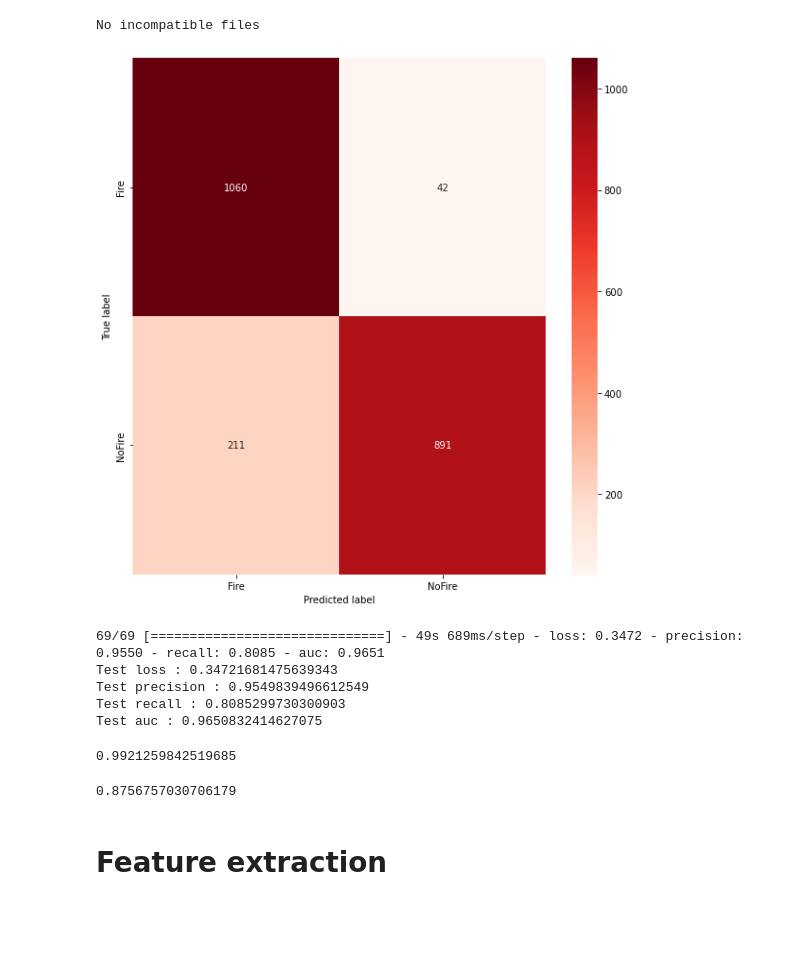
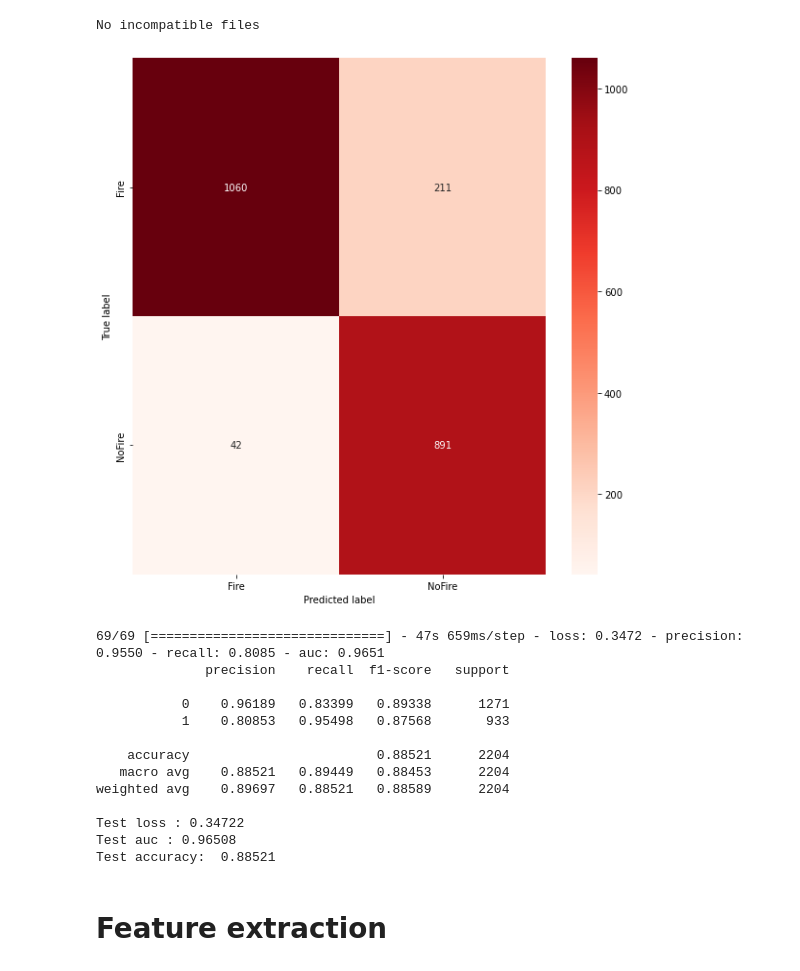
Before and after one commit to charliegallop/FireIdentificationmCNN, a Jupyter notebook: code/Notebooks/TL_EfficientNetB0v2_IA.ipynb, the cells around one changed output. Drawn from its saved outputs; the diff is of its cells as text; code cells hidden in the pictures; blank space fills up the shorter version.

Commit message:
refactored a bunch of the metrics code and added it into the functions file

```diff
--- a/code/Notebooks/TL_EfficientNetB0v2_IA.ipynb
+++ b/code/Notebooks/TL_EfficientNetB0v2_IA.ipynb
@@ -709,38 +697,26 @@ functions.DeleteIncompatibleImages(bad_file_list)
 # %% [output]
 No incompatible files
 # %%
-functions.ConfusionMatrix(loaded_model, custom_test_ds)
+confusion_matrix = functions.ConfusionMatrix(loaded_model, custom_test_ds)
 # %% [output]
-[figure, old version]
+[figure, new version]
-# %%
-loss, precision, recall, auc = loaded_model.evaluate(custom_test_ds)
-print('Test loss :', loss)
-print('Test precision :', precision)
-print('Test recall :', recall)
-print('Test auc :', auc)
-# %% [output]
-69/69 [==============================] - 49s 689ms/step - loss: 0.3472 - precision: 0.9550 - recall: 0.8085 - auc: 0.9651
-Test loss : 0.34721681475639343
-Test precision : 0.9549839496612549
-Test recall : 0.8085299730300903
-Test auc : 0.9650832414627075
-# %%
-tn = 1060
-fp = 42
-fn = 211
-tp = 891
-
-
-accuracy = (tp + tn)/(tp + fp + tn + fn)
-print(accuracy)
-# %% [output]
-0.9921259842519685
-# %%
-# Calculating the f1 score
-
-f1_score = 2 * ((precision * recall)/(precision + recall))
-print(f1_score)
-# %% [output]
-0.8756757030706179
+# %%
+functions.CreateMetricsReport(model = loaded_model,
+                             dataset = custom_test_ds,
+                             confusion_matrix = confusion_matrix)
+# %% [output]
+69/69 [==============================] - 47s 659ms/step - loss: 0.3472 - precision: 0.9550 - recall: 0.8085 - auc: 0.9651
+              precision    recall  f1-score   support
+
+           0    0.96189   0.83399   0.89338      1271
+           1    0.80853   0.95498   0.87568       933
+
+    accuracy                        0.88521      2204
+   macro avg    0.88521   0.89449   0.88453      2204
+weighted avg    0.89697   0.88521   0.88589      2204
+
+Test loss : 0.34722
+Test auc : 0.96508
+Test accuracy:  0.88521
 # %% [markdown]
 # Feature extraction
```
Also changed, not shown: parts of 5 cells of this notebook, 4 other files.
